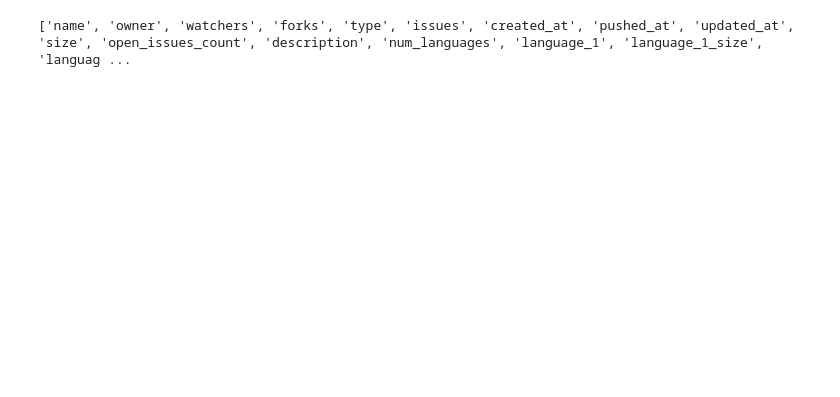
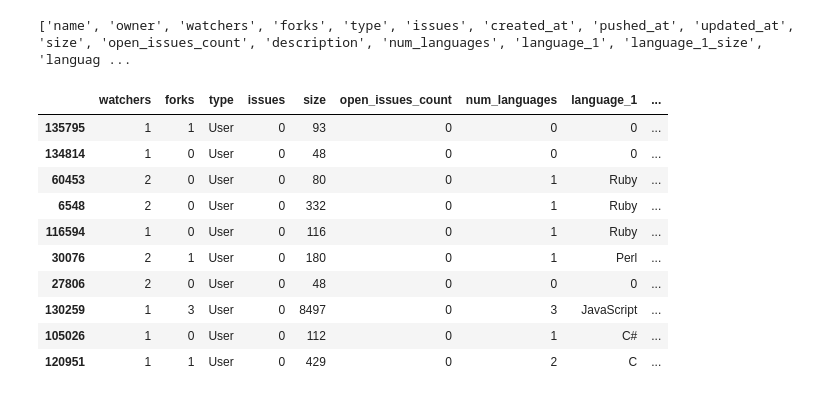
Before and after one commit to sean-smith/peregrine, a Jupyter notebook: GitHub_Analysis.ipynb, the cells around one changed output. Cells and saved outputs as stored; diff of their text form; code cells hidden in the pictures; blank space fills up the shorter version.

Commit message:
small sampling of data done for star predictoin

```diff
--- a/GitHub_Analysis.ipynb
+++ b/GitHub_Analysis.ipynb
@@ -189,4 +193,29 @@ wo_stars_df.head(2)
 print(wo_stars)
 # %% [output]
 ['name', 'owner', 'watchers', 'forks', 'type', 'issues', 'created_at', 'pushed_at', 'updated_at', 'size', 'open_issues_count', 'description', 'num_languages', 'language_1', 'language_1_size', 'languag ...
+# %%
+# Eliminate feature vectors that will not aid in the prediction of stars
+guess_stars = wo_stars_df[['watchers', 'forks', 'type', 'issues', 'size',
+                           'open_issues_count', 'num_languages', 'language_1',
+                           'language_1_size', 'language_2', 'language_2_size',
+                           'language_3', 'language_3_size']]
+# %%
+# Take a random sampling of the dataframe becuase every time I try to run it on the full dataset,
+# my kernel crashes and then so does my computer
+random_sampling = guess_stars.sample(frac=0.1, replace=True)
+# %%
+random_sampling = random_sampling.replace(np.NaN, 0)
+random_sampling.head(10)
+# %% [output]
+|  | watchers | forks | type | issues | size | open_issues_count | num_languages | language_1 | ... |
+| 135795 | 1 | 1 | User | 0 | 93 | 0 | 0 | 0 | ... |
+| 134814 | 1 | 0 | User | 0 | 48 | 0 | 0 | 0 | ... |
+| 60453 | 2 | 0 | User | 0 | 80 | 0 | 1 | Ruby | ... |
+| 6548 | 2 | 0 | User | 0 | 332 | 0 | 1 | Ruby | ... |
+| 116594 | 1 | 0 | User | 0 | 116 | 0 | 1 | Ruby | ... |
+| 30076 | 2 | 1 | User | 0 | 180 | 0 | 1 | Perl | ... |
+| 27806 | 2 | 0 | User | 0 | 48 | 0 | 0 | 0 | ... |
+| 130259 | 1 | 3 | User | 0 | 8497 | 0 | 3 | JavaScript | ... |
+| 105026 | 1 | 0 | User | 0 | 112 | 0 | 1 | C# | ... |
+| 120951 | 1 | 1 | User | 0 | 429 | 0 | 2 | C | ... |
 # %%
```
Also changed, not shown: parts of 7 cells of this notebook.
